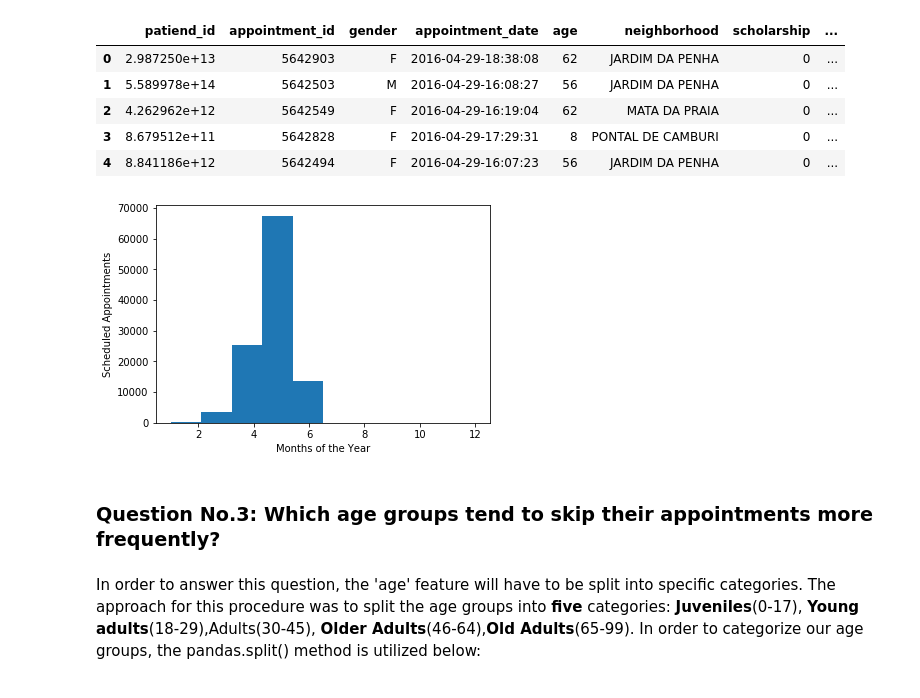
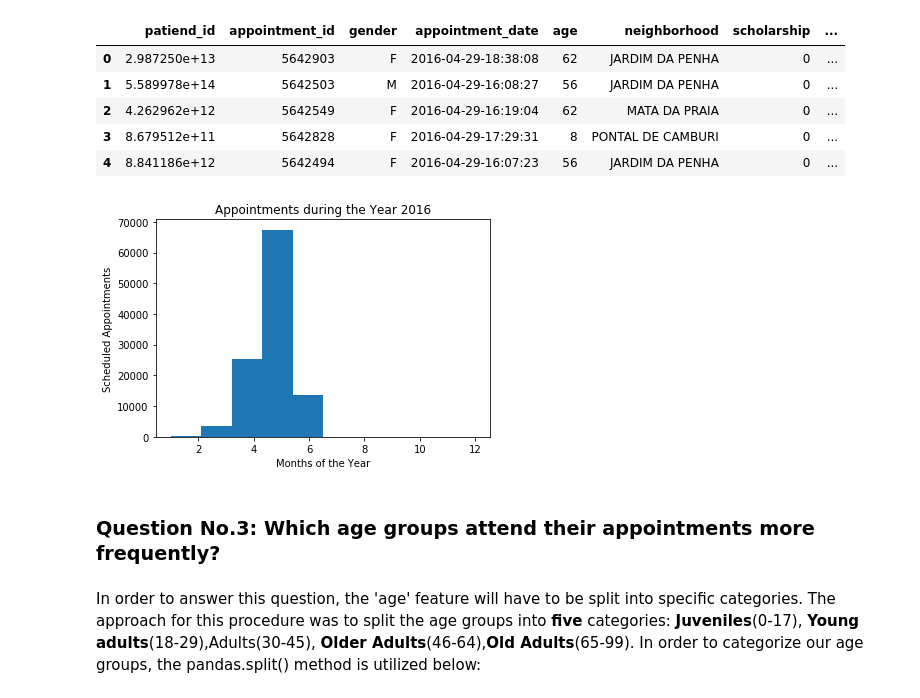
Before and after one commit to ArgySL/Investigating-Appointment-Attendance---Healthcare, a Jupyter notebook: investigate-a-dataset.ipynb, the cells around one changed output. Cells and saved outputs as stored; diff of their text form; code cells hidden in the pictures.

```diff
--- a/investigate-a-dataset.ipynb
+++ b/investigate-a-dataset.ipynb
@@ -298,14 +298,14 @@ tempodf['appointment_date'] = pd.to_datetime(tempodf['appointment_date'], infer_
 # %%
 # Visualizing our data by mapping according to months of a year. The same way the data can be visualized
 # based on the day of a month by changing d.month to d.day Note that this won't work unless the cell above is executed first
-d = tempodf['appointment_date'].map(lambda d: d.month).plot(kind='hist')
+d = tempodf['appointment_date'].map(lambda d: d.month).plot(kind='hist', title='Appointments during the Year 2016')
 plt.ylabel('Scheduled Appointments')
 plt.xlabel('Months of the Year')
 plt.show()
 # %% [output]
-[figure, old version]
+[figure, new version]
 # %% [markdown]
-###  Question No.3: Which age groups tend to skip their appointments more frequently?
+###  Question No.3: Which age groups attend their appointments more frequently?
 # %% [markdown]
 In order to answer this question, the 'age' feature will have to be split into specific categories. The approach for this
 procedure was to split the age groups into **five** categories: **Juveniles**(0-17), **Young adults**(18-29),Adults(30-45),
```
Also changed, not shown: parts of 12 cells of this notebook.
